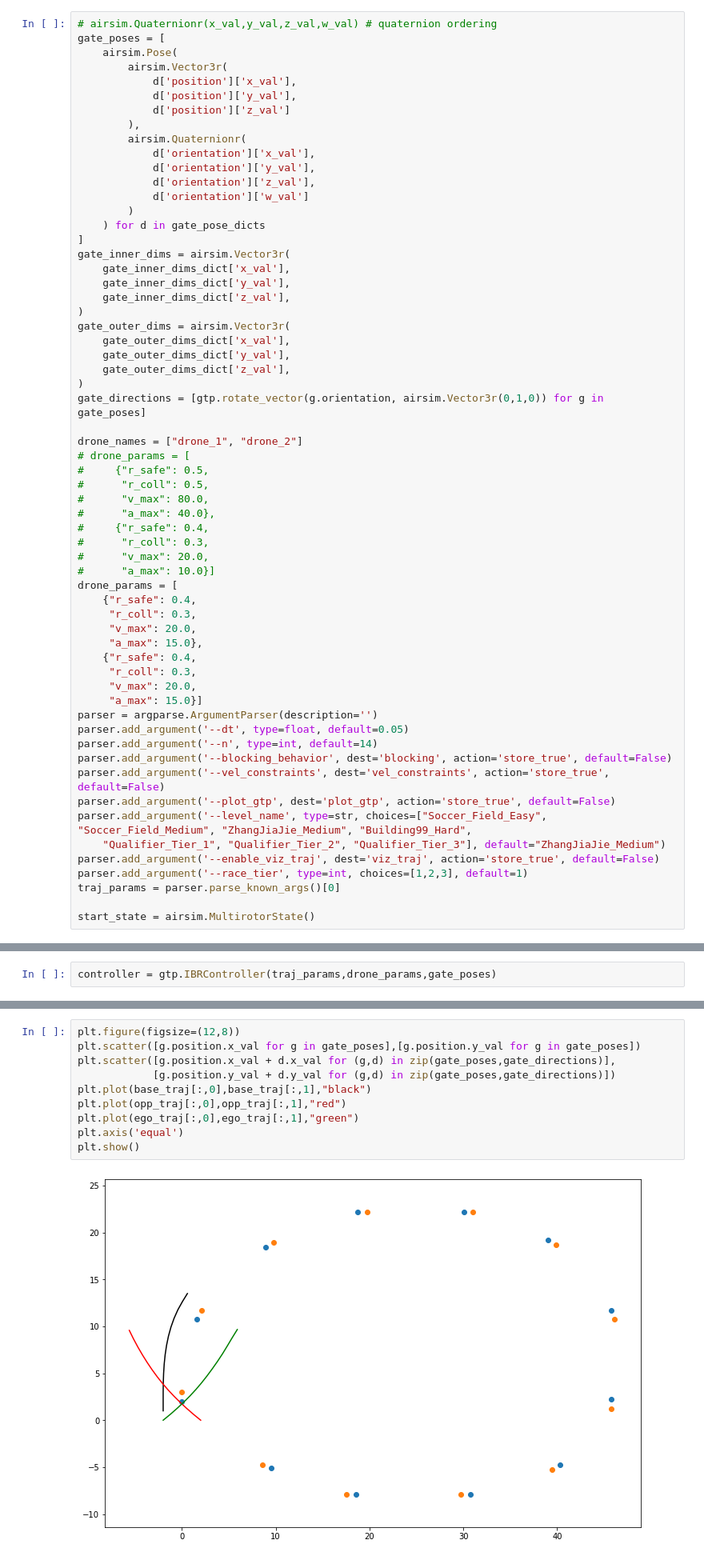
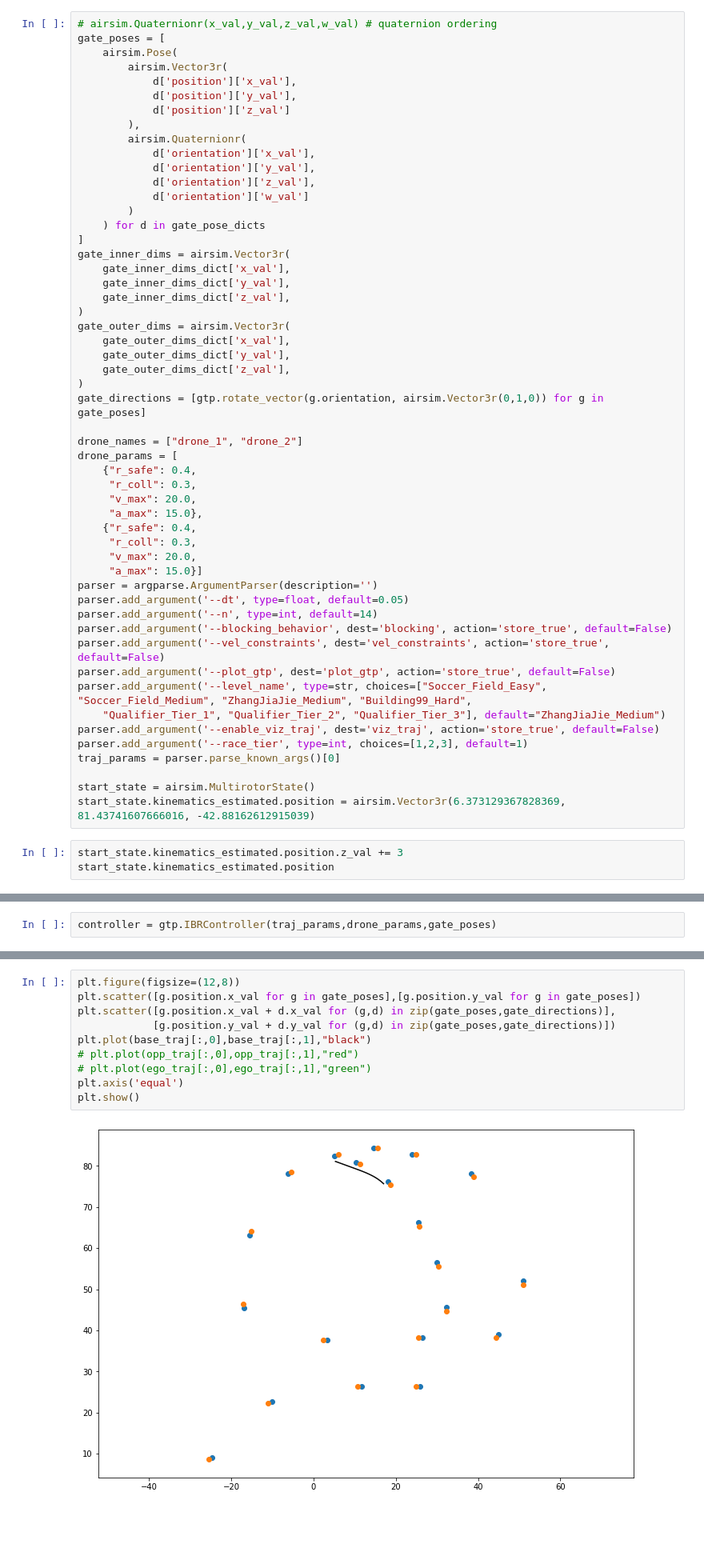
Before and after one commit to kylejbrown17/AirSim-NeurIPS2019-Drone-Racing, a Jupyter notebook: baselines/HumDrumExperiments.ipynb, the cells around one changed output, grey strips where cells are left out. Shown at 80% size. Drawn from its saved outputs; the diff is of its cells as text; blank space fills up the shorter version.

```diff
--- a/baselines/HumDrumExperiments.ipynb
+++ b/baselines/HumDrumExperiments.ipynb
@@ -122,15 +245,6 @@ gate_outer_dims = airsim.Vector3r(
 gate_directions = [gtp.rotate_vector(g.orientation, airsim.Vector3r(0,1,0)) for g in gate_poses]
 
 drone_names = ["drone_1", "drone_2"]
-# drone_params = [
-#     {"r_safe": 0.5,
-#      "r_coll": 0.5,
-#      "v_max": 80.0,
-#      "a_max": 40.0},
-#     {"r_safe": 0.4,
-#      "r_coll": 0.3,
-#      "v_max": 20.0,
-#      "a_max": 10.0}]
 drone_params = [
     {"r_safe": 0.4,
      "r_coll": 0.3,
@@ -153,3 +267,7 @@ parser.add_argument('--race_tier', type=int, choices=[1,2,3], default=1)
 traj_params = parser.parse_known_args()[0]
 
 start_state = airsim.MultirotorState()
+start_state.kinematics_estimated.position = airsim.Vector3r(6.373129367828369, 81.43741607666016, -42.88162612915039)
+# %%
+start_state.kinematics_estimated.position.z_val += 3
+start_state.kinematics_estimated.position
@@ -212,15 +320,15 @@ Total IBR solution time:  6.823080778121948
 # %%
 plt.figure(figsize=(12,8))
 plt.scatter([g.position.x_val for g in gate_poses],[g.position.y_val for g in gate_poses])
 plt.scatter([g.position.x_val + d.x_val for (g,d) in zip(gate_poses,gate_directions)],
             [g.position.y_val + d.y_val for (g,d) in zip(gate_poses,gate_directions)])
 plt.plot(base_traj[:,0],base_traj[:,1],"black")
-plt.plot(opp_traj[:,0],opp_traj[:,1],"red")
-plt.plot(ego_traj[:,0],ego_traj[:,1],"green")
+# plt.plot(opp_traj[:,0],opp_traj[:,1],"red")
+# plt.plot(ego_traj[:,0],ego_traj[:,1],"green")
 plt.axis('equal')
 plt.show()
 # %% [output]
-[figure, old version]
+[figure, new version]
 # %% [markdown]
 # visualize global trajectories
 # %%
```
Also changed, not shown: parts of 19 cells of this notebook, 2 other files.
